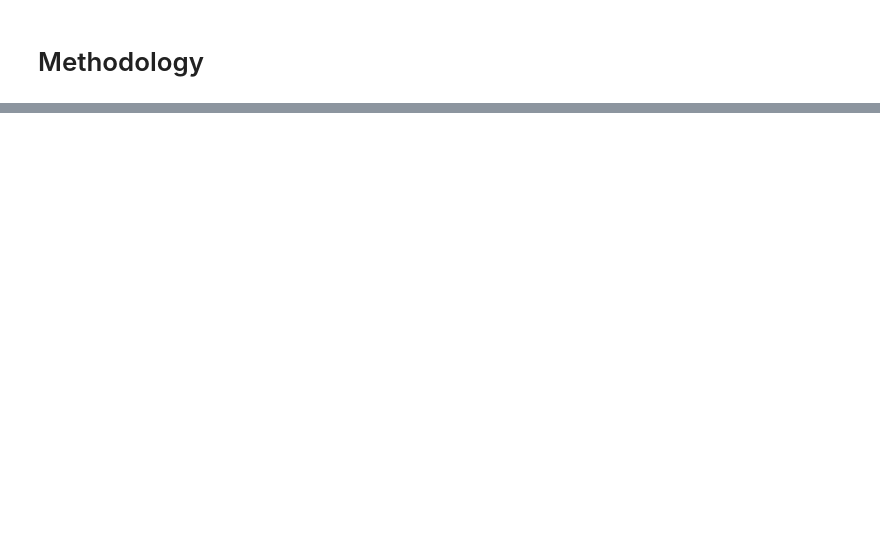
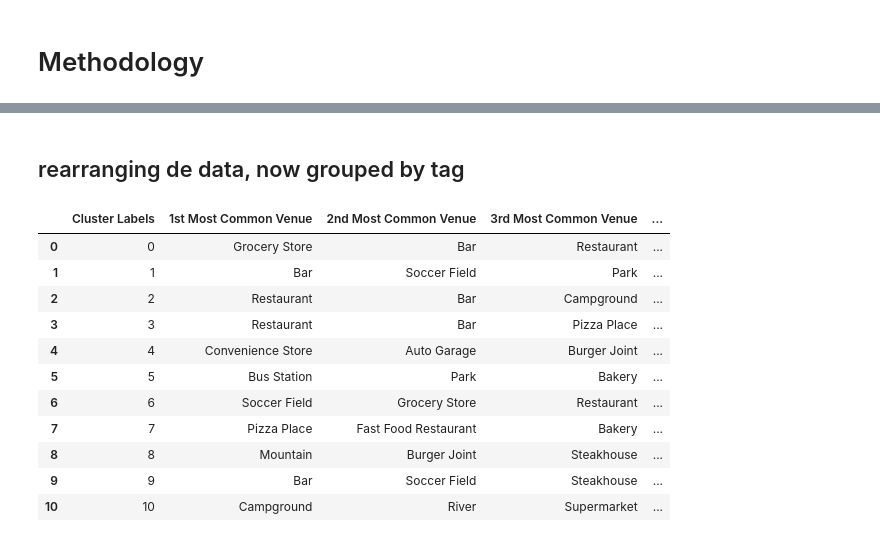
Before and after one commit to fjimenez94/Coursera_Capstone, a Jupyter notebook: Capstone Project - The_Battle_of_Neighborhoods.ipynb, the cells around one changed output, grey strips where cells are left out. Drawn from its saved outputs; the diff is of its cells as text; code cells hidden in the pictures; blank space fills up the shorter version.

```diff
--- a/Capstone Project - The_Battle_of_Neighborhoods.ipynb
+++ b/Capstone Project - The_Battle_of_Neighborhoods.ipynb
@@ -16,0 +417,2 @@ To accomplish these there are some pieces of information well need to find, so t
+# %%
+neighborhoods_venues_sorted=neighborhoods_venues_sorted.drop(columns=['Cluster Labels'])
@@ -16,0 +452,3 @@ To accomplish these there are some pieces of information well need to find, so t
+# %%
+venues_cr_grouped_merged=venues_cr_grouped_merged.iloc[:,:-10]
+venues_cr_grouped_merged.head()
@@ -16,0 +462,43 @@ To accomplish these there are some pieces of information well need to find, so t
+# %%
+#name_id=cities_df_urbano_ciudadold[['Id Localidad', 'Nombre Compuesto']]
+venues_cr_grouped_by_tag = venues_cr_grouped_merged.groupby('Cluster Labels').mean().reset_index()
+
+#venues_cr_grouped['Neighborhood'] = cities_venues_cr['Neighborhood']
+# %%
+venues_cr_grouped_by_tag=venues_cr_grouped_by_tag.drop(columns=['Neighborhood'])
+# %% [markdown]
+## rearranging de data, now grouped by tag
+# %%
+num_top_venues = 5
+
+indicators = ['st', 'nd', 'rd']
+
+# create columns according to number of top venues
+columns = ['Cluster Labels']
+for ind in np.arange(num_top_venues):
+    try:
+        columns.append('{}{} Most Common Venue'.format(ind+1, indicators[ind]))
+    except:
+        columns.append('{}th Most Common Venue'.format(ind+1))
+
+# create a new dataframe
+neighborhoods_venues_sorted2 = pd.DataFrame(columns=columns)
+neighborhoods_venues_sorted2['Cluster Labels'] = venues_cr_grouped_by_tag['Cluster Labels']
+
+for ind in np.arange(venues_cr_grouped_by_tag.shape[0]):
+    neighborhoods_venues_sorted2.iloc[ind, 1:] = return_most_common_venues(venues_cr_grouped_by_tag.iloc[ind, :], num_top_venues)
+
+neighborhoods_venues_sorted2
+# %% [output]
+|  | Cluster Labels | 1st Most Common Venue | 2nd Most Common Venue | 3rd Most Common Venue | ... |
+| 0 | 0 | Grocery Store | Bar | Restaurant | ... |
+| 1 | 1 | Bar | Soccer Field | Park | ... |
+| 2 | 2 | Restaurant | Bar | Campground | ... |
+| 3 | 3 | Restaurant | Bar | Pizza Place | ... |
+| 4 | 4 | Convenience Store | Auto Garage | Burger Joint | ... |
+| 5 | 5 | Bus Station | Park | Bakery | ... |
+| 6 | 6 | Soccer Field | Grocery Store | Restaurant | ... |
+| 7 | 7 | Pizza Place | Fast Food Restaurant | Bakery | ... |
+| 8 | 8 | Mountain | Burger Joint | Steakhouse | ... |
+| 9 | 9 | Bar | Soccer Field | Steakhouse | ... |
+| 10 | 10 | Campground | River | Supermarket | ... |
```
Also changed, not shown: parts of 55 cells of this notebook.
